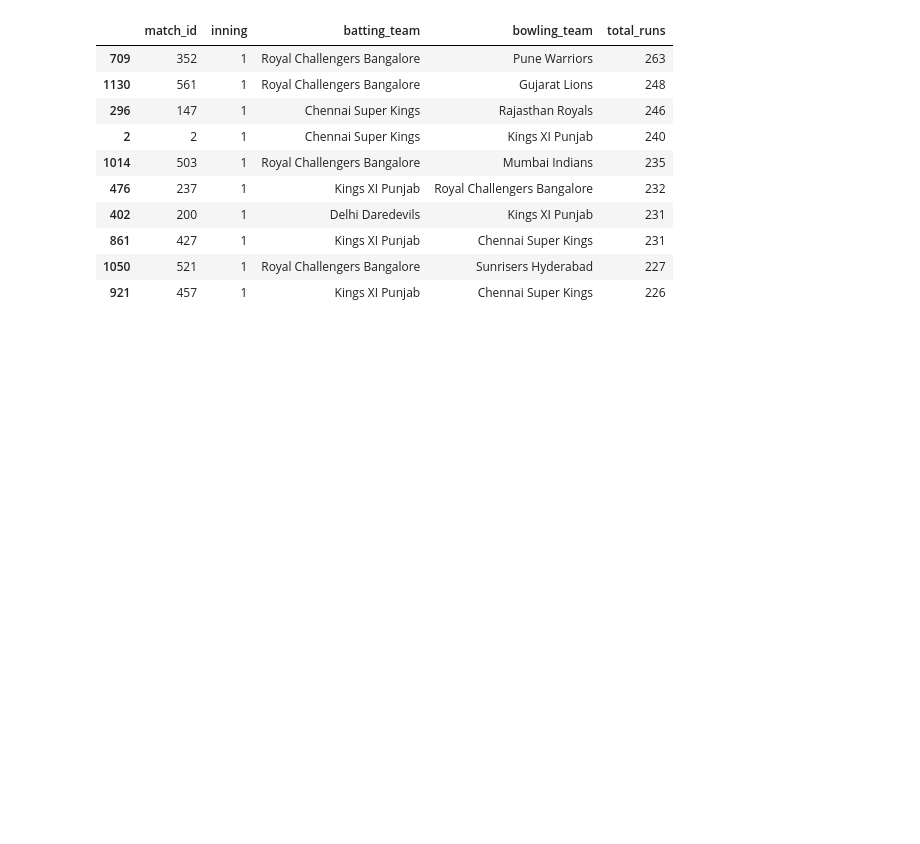
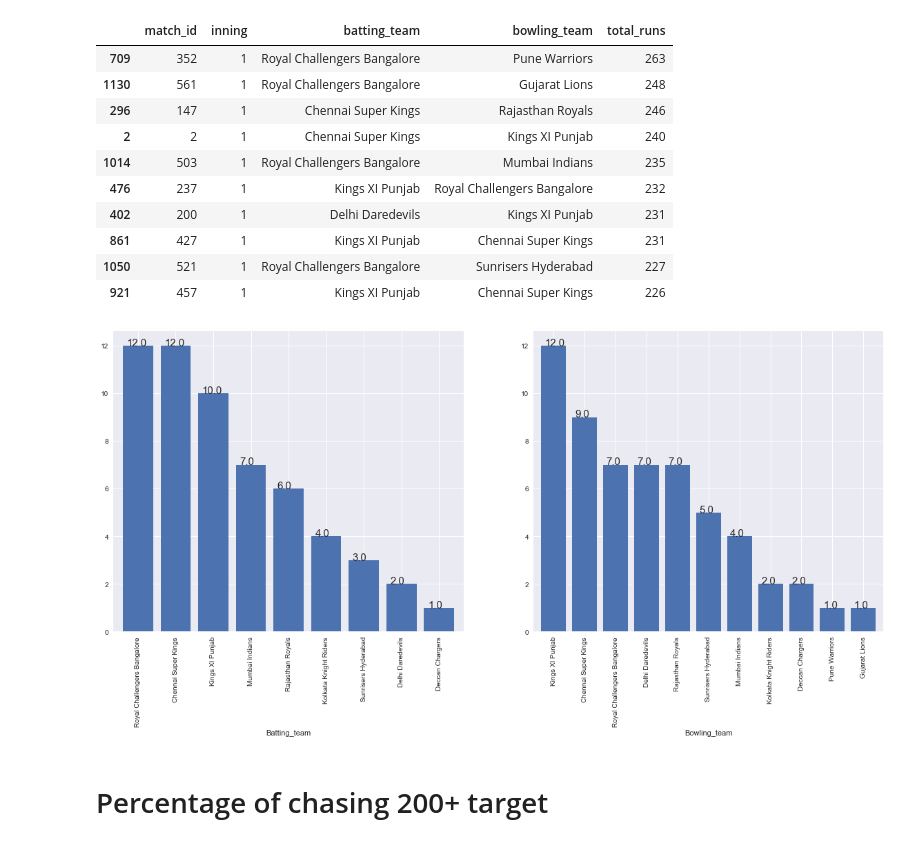
Before and after one commit to MCParab/Kaggle-Titanic, a Jupyter notebook: IPL/IPL_Data_Analysis.ipynb, the cells around one changed output. Cells and saved outputs as stored; diff of their text form; code cells hidden in the pictures; blank space fills up the shorter version.

```diff
--- a/IPL/IPL_Data_Analysis.ipynb
+++ b/IPL/IPL_Data_Analysis.ipynb
@@ -498,8 +500,8 @@ plt.show()
 # Matches with 200+ runs scored
 #---------------------------------------------------------------------------------------------------------------
 df=delivery.groupby(['match_id','inning','batting_team','bowling_team'])['total_runs'].sum().reset_index()
-df[df['total_runs']>=200]
-df.nlargest(10, 'total_runs')
+df200=df[df['total_runs']>=200]
+df200.nlargest(10, 'total_runs')
 # %% [output]
 |  | match_id | inning | batting_team | bowling_team | total_runs |
 | 709 | 352 | 1 | Royal Challengers Bangalore | Pune Warriors | 263 |
@@ -512,3 +514,21 @@ df.nlargest(10, 'total_runs')
 | 861 | 427 | 1 | Kings XI Punjab | Chennai Super Kings | 231 |
 | 1050 | 521 | 1 | Royal Challengers Bangalore | Sunrisers Hyderabad | 227 |
 | 921 | 457 | 1 | Kings XI Punjab | Chennai Super Kings | 226 |
+# %%
+#------------------------------------------------------------------------------------------------------------------
+# Plotting graph
+fig,ax=plt.subplots(1,2,figsize=(20,8))
+df200['batting_team'].value_counts().plot(kind='bar',width=0.8,ax=ax[0])
+df200['bowling_team'].value_counts().plot(kind='bar',width=0.8,ax=ax[1])
+for p in ax[0].patches:
+    ax[0].annotate(format(p.get_height()),(p.get_x()+0.1,p.get_height()),fontsize=15)
+for p in ax[1].patches:
+    ax[1].annotate(format(p.get_height()),(p.get_x()+0.1,p.get_height()),fontsize=15)
+ax[0].set_xlabel('Batting_team')
+ax[1].set_xlabel('Bowling_team')
+fig=plt.gcf()
+plt.show()
+# %% [output]
+[figure, added]
+# %% [markdown]
+# Percentage of chasing 200+ target
```
Also changed, not shown: parts of 6 cells of this notebook.
